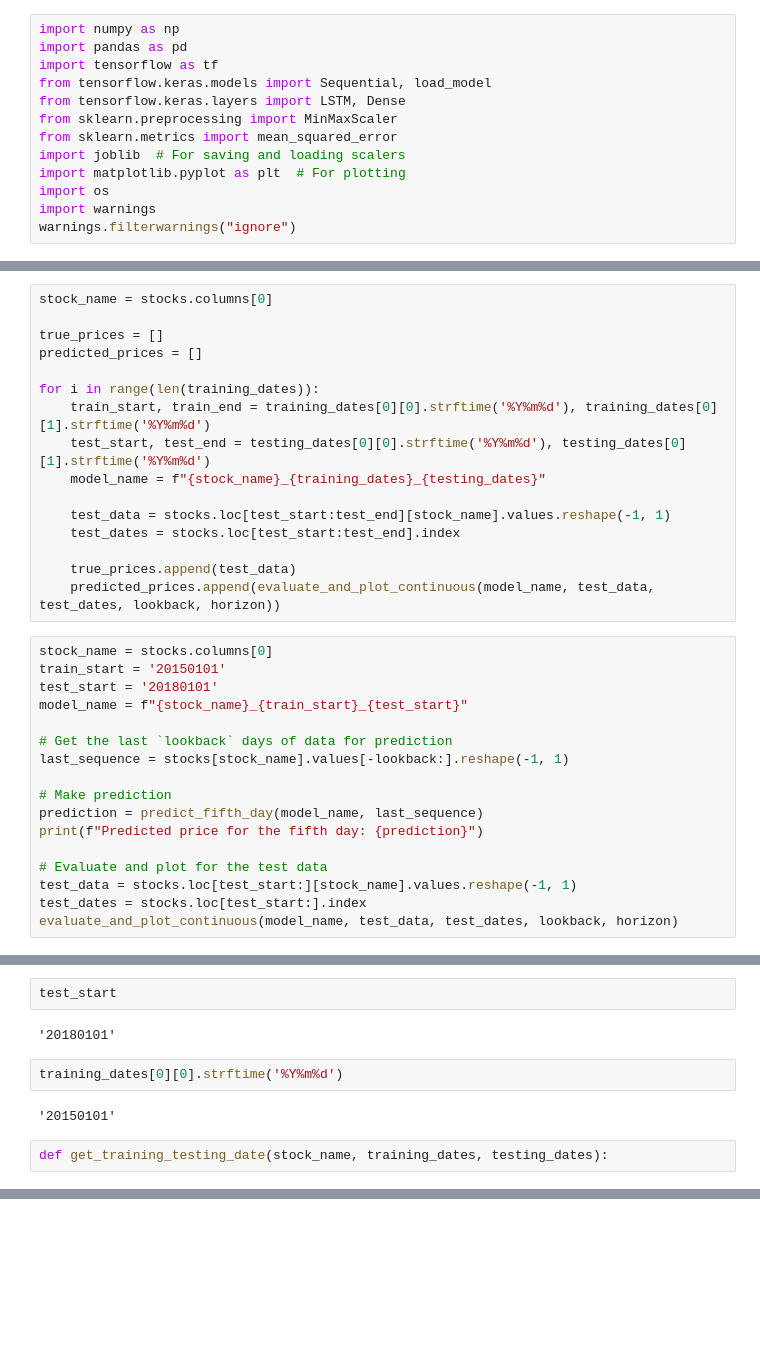
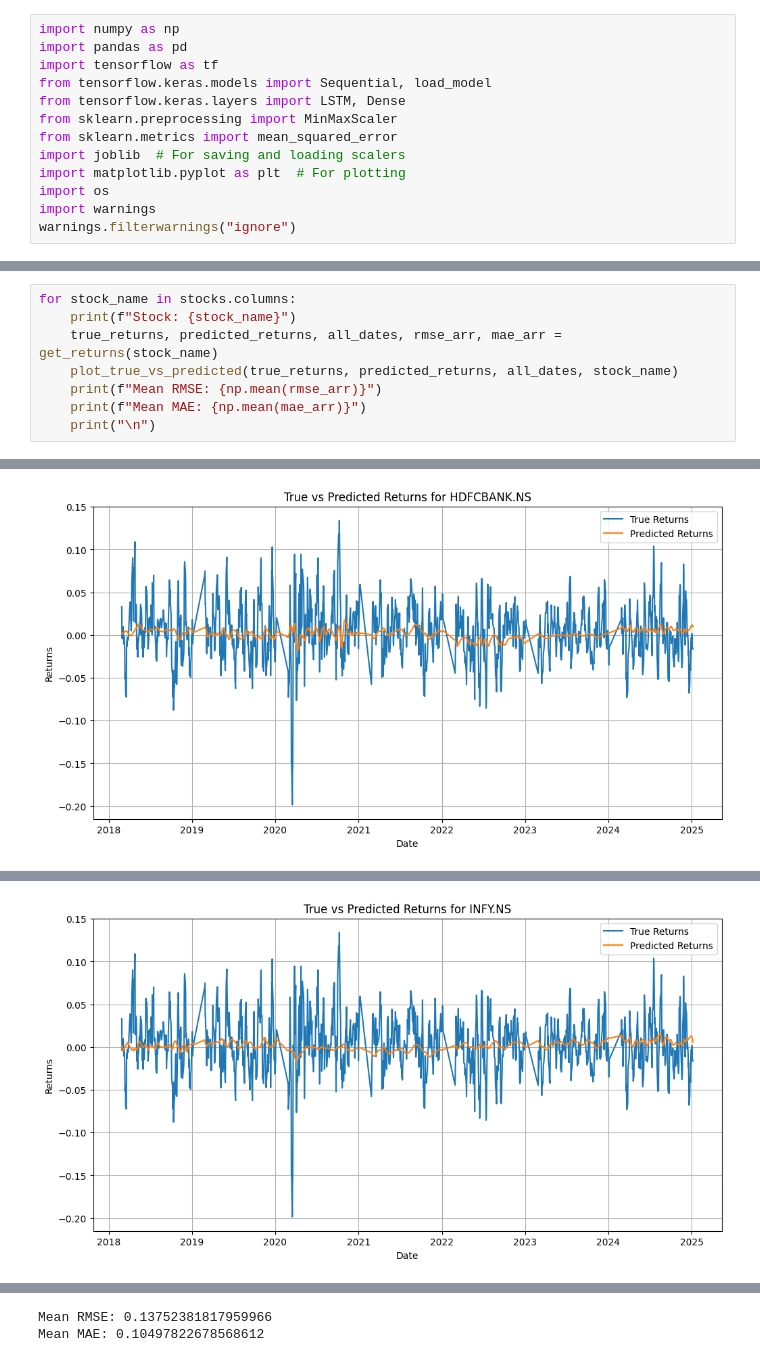
Before and after one commit to IshitBajpai/Portfolio-Optimization-, a Jupyter notebook: LSTM_Training.ipynb, the cells around one changed output, grey strips where cells are left out. Cells and saved outputs as stored; diff of their text form; blank space fills up the shorter version.

Commit message:
Predict Returns v2
price predictor v1

```diff
--- a/LSTM_Training.ipynb
+++ b/LSTM_Training.ipynb
@@ -308,33 +226,0 @@ plot_true_vs_predicted(true_prices, predicted_prices, all_dates, stock_name)
-# %%
-stock_name = stocks.columns[0]
-
-true_prices = []
-predicted_prices = []
-
-for i in range(len(training_dates)):
-    train_start, train_end = training_dates[0][0].strftime('%Y%m%d'), training_dates[0][1].strftime('%Y%m%d')
-    test_start, test_end = testing_dates[0][0].strftime('%Y%m%d'), testing_dates[0][1].strftime('%Y%m%d')
-    model_name = f"{stock_name}_{training_dates}_{testing_dates}"
-
-    test_data = stocks.loc[test_start:test_end][stock_name].values.reshape(-1, 1)
-    test_dates = stocks.loc[test_start:test_end].index
-
-    true_prices.append(test_data)
-    predicted_prices.append(evaluate_and_plot_continuous(model_name, test_data, test_dates, lookback, horizon))
-# %%
-stock_name = stocks.columns[0]
-train_start = '20150101'
-test_start = '20180101'
-model_name = f"{stock_name}_{train_start}_{test_start}"
-
-# Get the last `lookback` days of data for prediction
-last_sequence = stocks[stock_name].values[-lookback:].reshape(-1, 1)
-
-# Make prediction
-prediction = predict_fifth_day(model_name, last_sequence)
-print(f"Predicted price for the fifth day: {prediction}")
-
-# Evaluate and plot for the test data
-test_data = stocks.loc[test_start:][stock_name].values.reshape(-1, 1)
-test_dates = stocks.loc[test_start:].index
-evaluate_and_plot_continuous(model_name, test_data, test_dates, lookback, horizon)
@@ -347,10 +227,9 @@ Mean Squared Error (MSE) for HDFCBANK.NS_20150101_20180101: 42153.28137150147
-# %%
-test_start
-# %% [output]
-'20180101'
-# %%
-training_dates[0][0].strftime('%Y%m%d')
-# %% [output]
-'20150101'
-# %%
-def get_training_testing_date(stock_name, training_dates, testing_dates):
+# %%
+for stock_name in stocks.columns:
+    print(f"Stock: {stock_name}")
+    true_returns, predicted_returns, all_dates, rmse_arr, mae_arr = get_returns(stock_name)
+    plot_true_vs_predicted(true_returns, predicted_returns, all_dates, stock_name)
+    print(f"Mean RMSE: {np.mean(rmse_arr)}")
+    print(f"Mean MAE: {np.mean(mae_arr)}")
+    print("\n")
+# %% [output]
@@ -356,0 +244 @@ def get_training_testing_date(stock_name, training_dates, testing_dates):
+[figure, added]
@@ -356,0 +257 @@ def get_training_testing_date(stock_name, training_dates, testing_dates):
+[figure, added]
@@ -356,0 +284,2 @@ def get_training_testing_date(stock_name, training_dates, testing_dates):
+Mean RMSE: 0.13752381817959966
+Mean MAE: 0.10497822678568612
```
Also changed, not shown: parts of 11 cells of this notebook.
